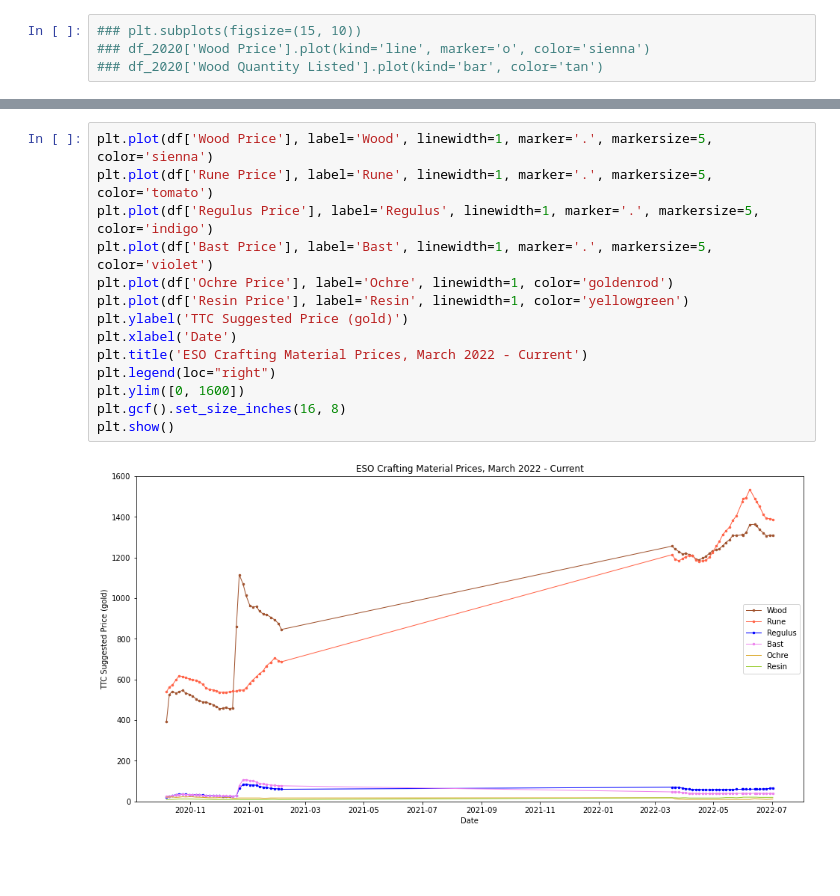
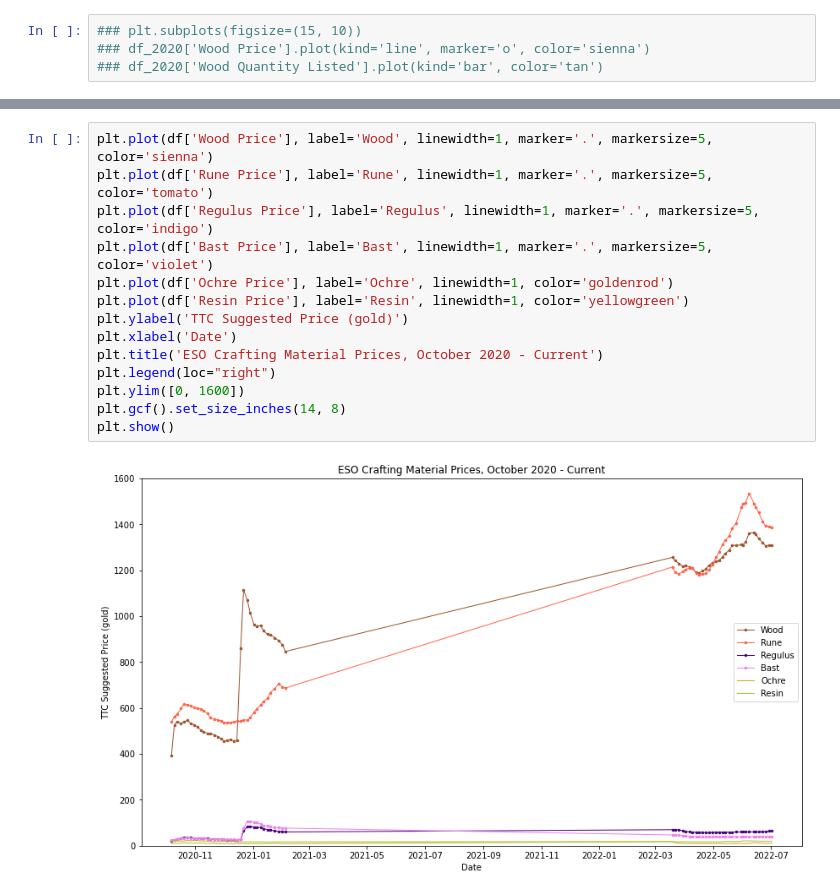
Before and after one commit to racheldelong/ESO-Crafting-Material-Prices, a Jupyter notebook: ESOMatPrices.ipynb, the cells around one changed output, grey strips where cells are left out. Cells and saved outputs as stored; diff of their text form; blank space fills up the shorter version.

```diff
--- a/ESOMatPrices.ipynb
+++ b/ESOMatPrices.ipynb
@@ -54,16 +54,16 @@ plt.show()
 # %%
 plt.plot(df['Wood Price'], label='Wood', linewidth=1, marker='.', markersize=5, color='sienna')
 plt.plot(df['Rune Price'], label='Rune', linewidth=1, marker='.', markersize=5, color='tomato')
 plt.plot(df['Regulus Price'], label='Regulus', linewidth=1, marker='.', markersize=5, color='indigo')
 plt.plot(df['Bast Price'], label='Bast', linewidth=1, marker='.', markersize=5, color='violet')
 plt.plot(df['Ochre Price'], label='Ochre', linewidth=1, color='goldenrod')
 plt.plot(df['Resin Price'], label='Resin', linewidth=1, color='yellowgreen')
 plt.ylabel('TTC Suggested Price (gold)')
 plt.xlabel('Date')
-plt.title('ESO Crafting Material Prices, March 2022 - Current')
+plt.title('ESO Crafting Material Prices, October 2020 - Current')
 plt.legend(loc="right")
 plt.ylim([0, 1600])
-plt.gcf().set_size_inches(16, 8)
+plt.gcf().set_size_inches(14, 8)
 plt.show()
 # %% [output]
-[figure, old version]
+[figure, new version]
```
Also changed, not shown: parts of 2 cells of this notebook.
